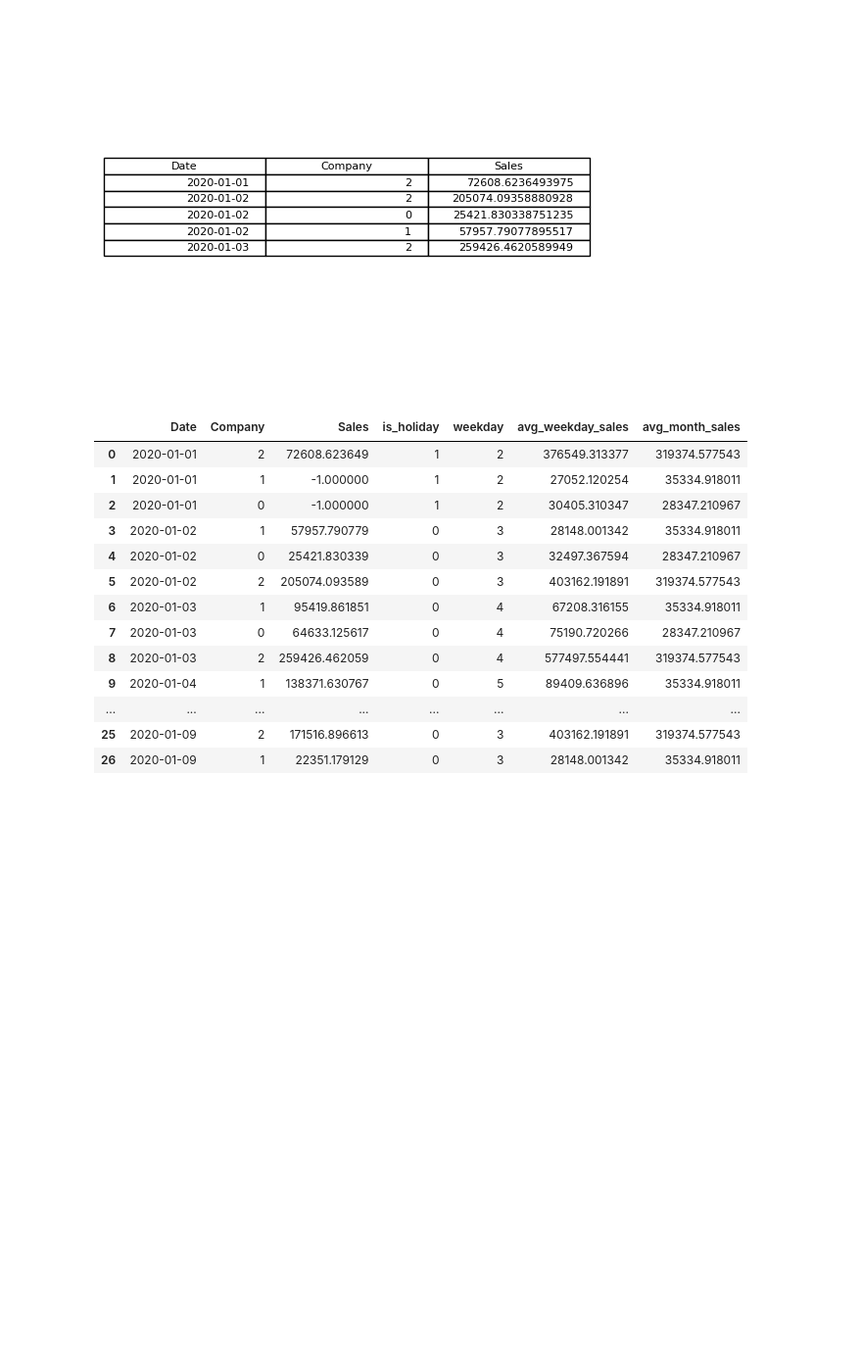
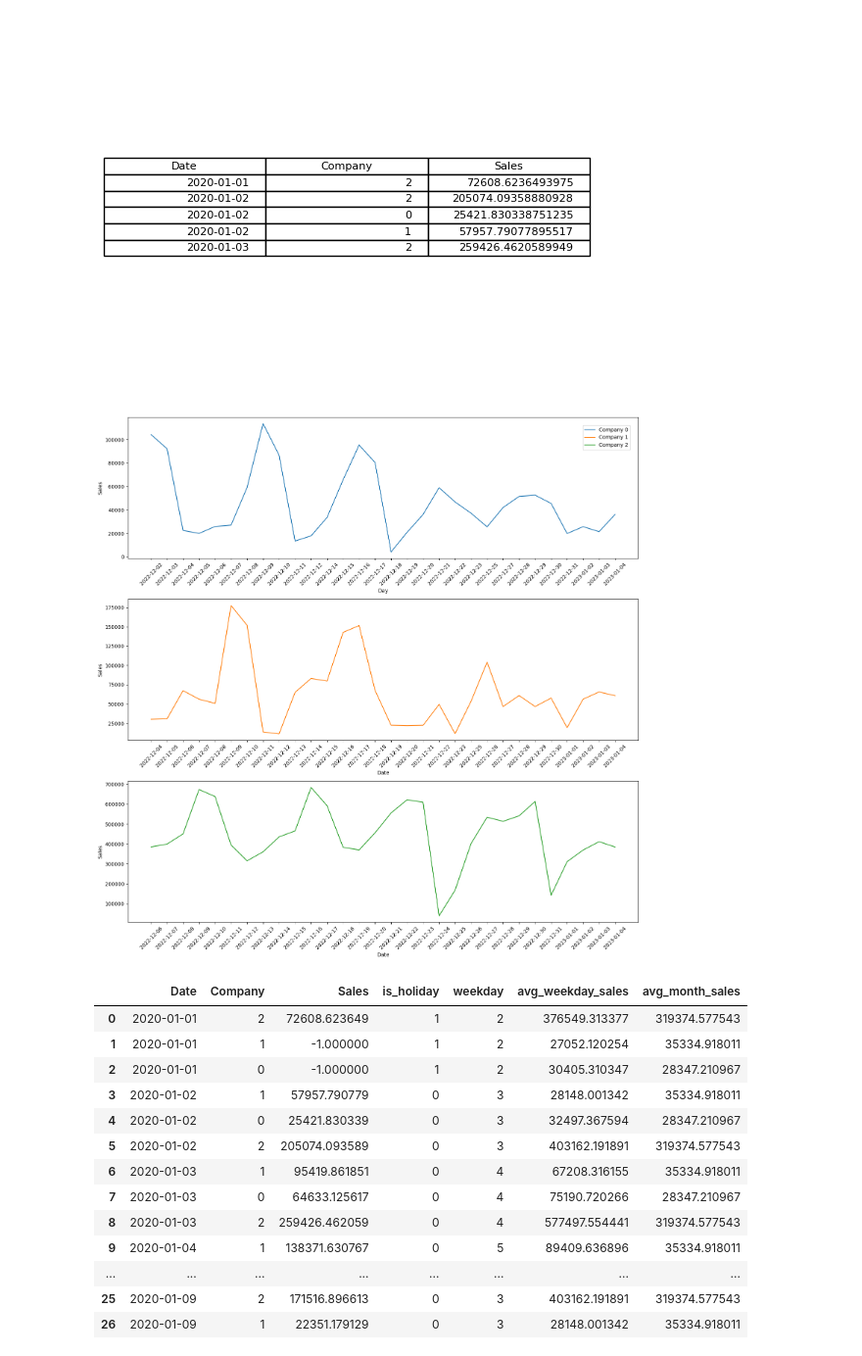
Before and after one commit to aluxf/ml-sales-forecasting, a Jupyter notebook: notebooks/preprocessing.ipynb, the cells around one changed output. Shown: that part at 98% size. Saved outputs shown, nothing was run; the diff lists cells and outputs as text; code cells hidden in the pictures; blank space fills up the shorter version.

Commit message:
Added latest sales plot

```diff
--- a/notebooks/preprocessing.ipynb
+++ b/notebooks/preprocessing.ipynb
@@ -33,6 +33,43 @@ print(holiday_data.head())
 3  2020-04-12     Easter Day
 4  2020-04-13  Easter Monday
 [figure]
+# %%
+#fig, ax = plt.subplots(3, 1, figsize=(15, 15))
+fig = plt.figure(figsize=(15, 15))
+
+no_days = 30
+
+ax0 = fig.add_subplot(3,1,1)
+ax0.set_xlabel('Day')
+ax0.set_ylabel('Sales')
+data_0 = raw_data[raw_data['Company'] == 0].tail(no_days)
+plt.xticks(rotation=45)
+ax0.plot(data_0['Date'], data_0['Sales'], color='C0')
+
+ax1 = fig.add_subplot(3,1,2)
+ax1.set_xlabel('Date')
+ax1.set_ylabel('Sales')
+data_1 = raw_data[raw_data['Company'] == 1].tail(no_days)
+plt.xticks(rotation=45)
+#ax1.set_xticklabels(data_1['Date'][::5])
+ax1.plot(data_1['Date'], data_1['Sales'], color='C1')
+
+ax2 = fig.add_subplot(3,1,3)
+ax2.set_xlabel('Date')
+ax2.set_ylabel('Sales')
+data_2 = raw_data[raw_data['Company'] == 2].tail(no_days)
+plt.xticks(rotation=45)
+#ax2.set_xticks(data_2['Date'][::5])
+ax2.plot(data_2['Date'], data_2['Sales'], color='C2')
+
+fig.legend(labels=['Company 0', 'Company 1', 'Company 2'], bbox_to_anchor=(0.98, 0.98))
+fig.tight_layout()
+
+fig.savefig('../figures/latest_sales')
+#plt.xticks(raw_data[raw_data['Company'] == 0].tail(49)['Date'][::7], rotation=90)
+plt.show()
+# %% [output]
+[figure, added]
 # %%
 'Utility'
 
```
Also changed, not shown: 1 other file.
